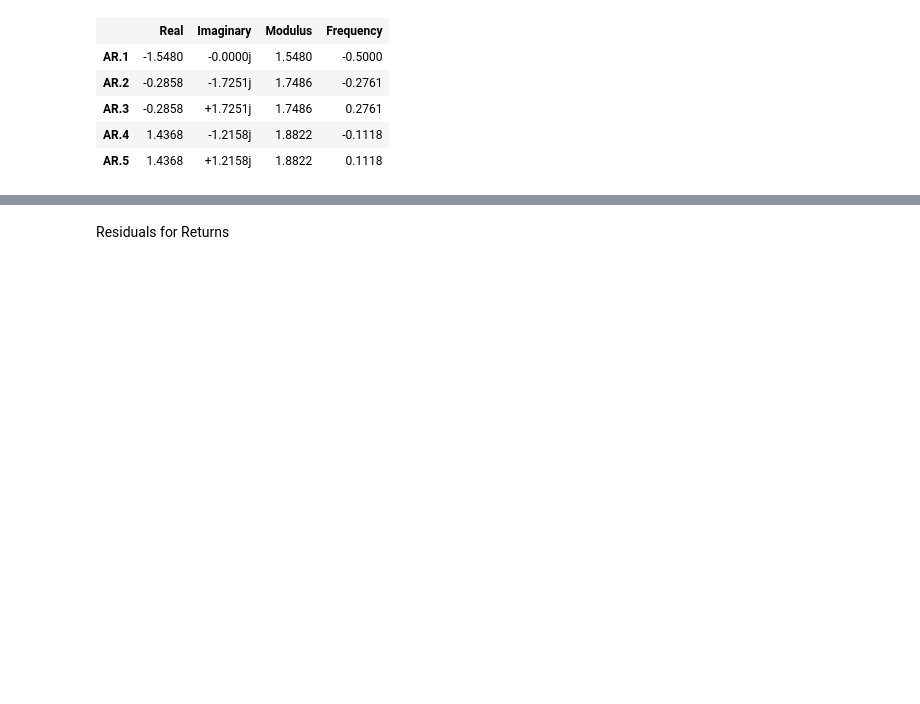
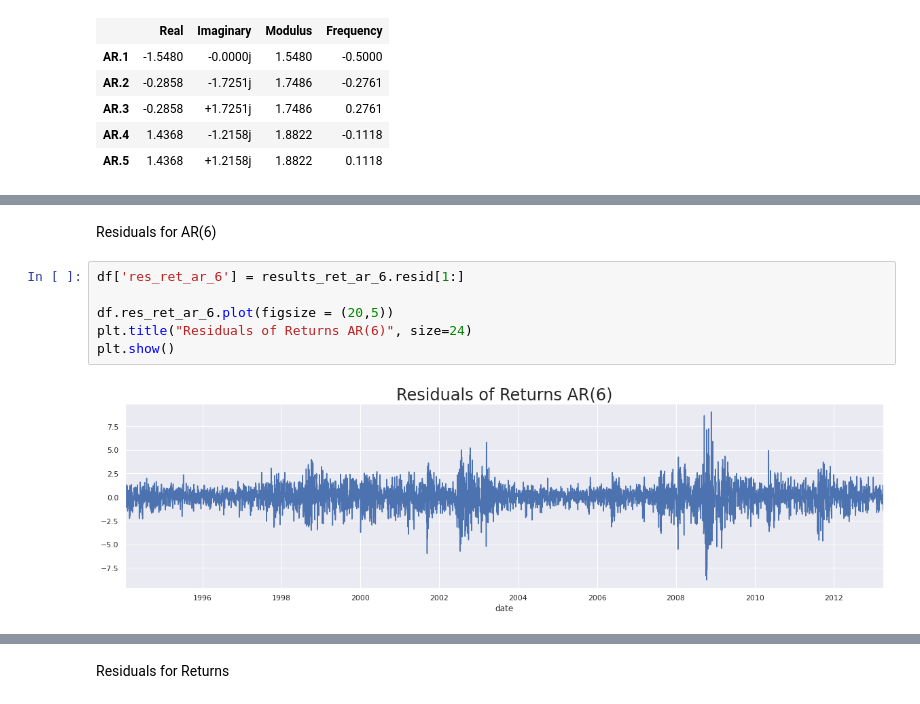
Before and after one commit to jjsalazarr/curso-series-temporales, a Jupyter notebook: 7. ARMA autorregresivos de medias moviles/Python/9_ARMA_.ipynb, the cells around one changed output, grey strips where cells are left out. Cells and saved outputs as stored; diff of their text form; blank space fills up the shorter version.

```diff
--- a/7. ARMA autorregresivos de medias moviles/Python/9_ARMA_.ipynb
+++ b/7. ARMA autorregresivos de medias moviles/Python/9_ARMA_.ipynb
@@ -276,0 +277,10 @@ Roots
+# %% [markdown]
+Residuals for AR(6)
+# %%
+df['res_ret_ar_6'] = results_ret_ar_6.resid[1:]
+
+df.res_ret_ar_6.plot(figsize = (20,5))
+plt.title("Residuals of Returns AR(6)", size=24)
+plt.show()
+# %% [output]
+[figure, added]
```
Also changed, not shown: parts of 6 cells of this notebook.
